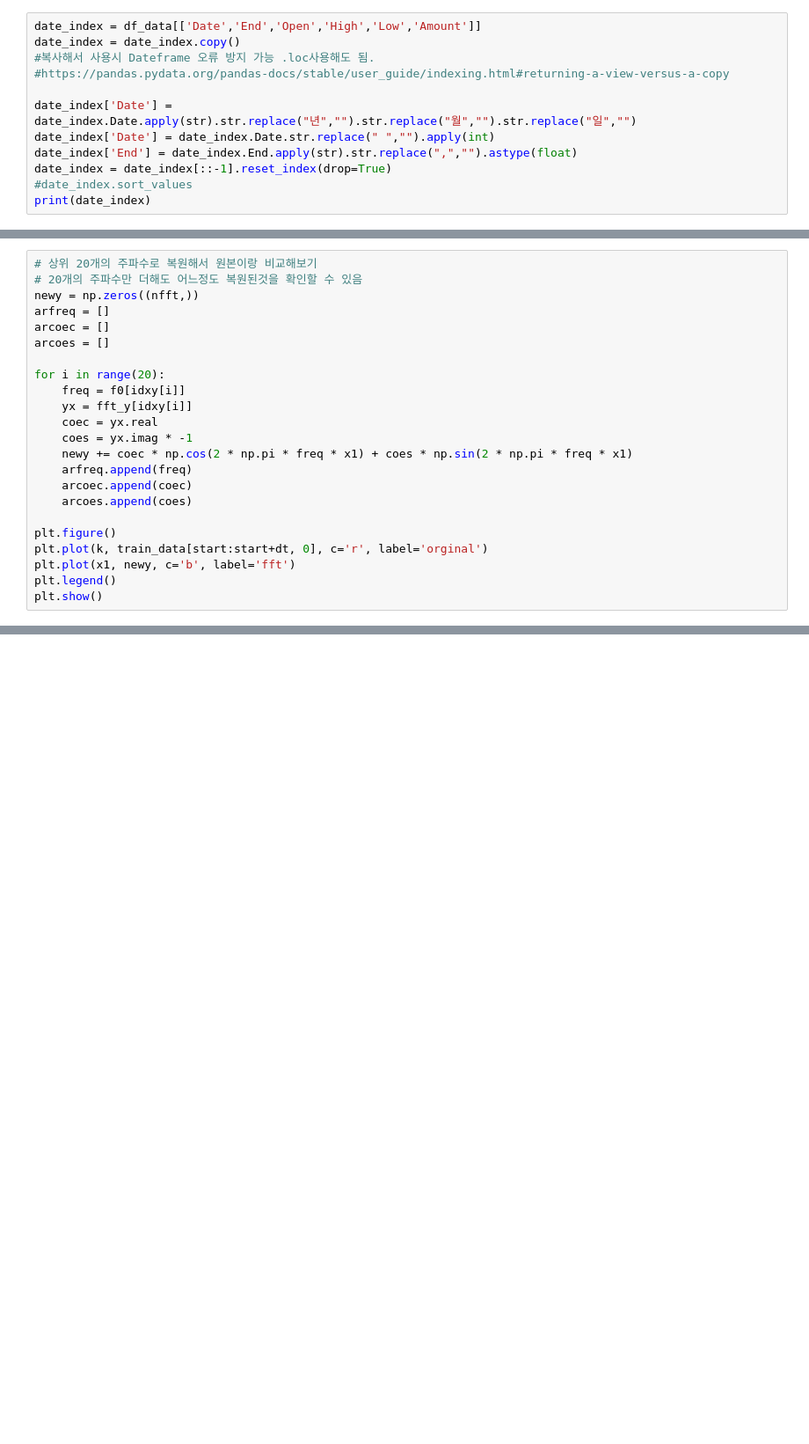
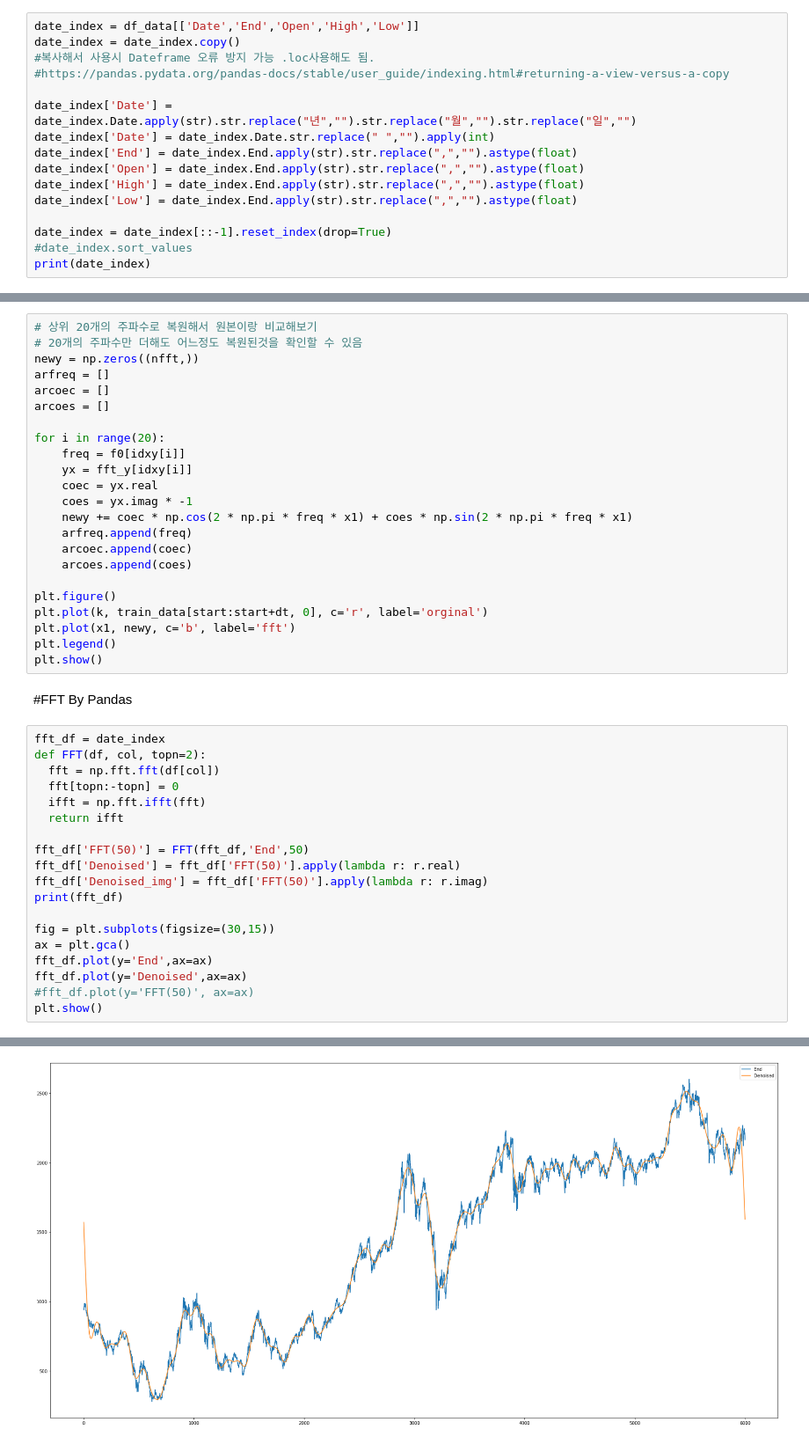
Before and after one commit to Canihelpme/DeepLearning_finance, a Jupyter notebook: Data_process_normalization.ipynb, the cells around one changed output, grey strips where cells are left out. Shown at 88% size. Saved outputs shown, nothing was run; the diff lists cells and outputs as text; blank space fills up the shorter version.

```diff
--- a/Data_process_normalization.ipynb
+++ b/Data_process_normalization.ipynb
@@ -76,5 +81,5 @@ GPU 사용 가능 여부: True
 # %%
-date_index = df_data[['Date','End','Open','High','Low','Amount']]
+date_index = df_data[['Date','End','Open','High','Low']]
 date_index = date_index.copy()
 #복사해서 사용시 Dateframe 오류 방지 가능 .loc사용해도 됨.
 #https://pandas.pydata.org/pandas-docs/stable/user_guide/indexing.html#returning-a-view-versus-a-copy
@@ -82,6 +87,10 @@ date_index = date_index.copy()
 date_index['Date'] = date_index.Date.apply(str).str.replace("년","").str.replace("월","").str.replace("일","")
 date_index['Date'] = date_index.Date.str.replace(" ","").apply(int)
 date_index['End'] = date_index.End.apply(str).str.replace(",","").astype(float)
+date_index['Open'] = date_index.End.apply(str).str.replace(",","").astype(float)
+date_index['High'] = date_index.End.apply(str).str.replace(",","").astype(float)
+date_index['Low'] = date_index.End.apply(str).str.replace(",","").astype(float)
+
 date_index = date_index[::-1].reset_index(drop=True)
 #date_index.sort_values
 print(date_index)
@@ -247,3 +258,25 @@ plt.plot(k, train_data[start:start+dt, 0], c='r', label='orginal')
 plt.plot(x1, newy, c='b', label='fft')
 plt.legend()
 plt.show()
+# %% [markdown]
+#FFT By Pandas
+# %%
+fft_df = date_index
+def FFT(df, col, topn=2):
+  fft = np.fft.fft(df[col])
+  fft[topn:-topn] = 0
+  ifft = np.fft.ifft(fft)
+  return ifft
+
+fft_df['FFT(50)'] = FFT(fft_df,'End',50)
+fft_df['Denoised'] = fft_df['FFT(50)'].apply(lambda r: r.real)
+fft_df['Denoised_img'] = fft_df['FFT(50)'].apply(lambda r: r.imag)
+print(fft_df)
+
+fig = plt.subplots(figsize=(30,15))
+ax = plt.gca()
+fft_df.plot(y='End',ax=ax)
+fft_df.plot(y='Denoised',ax=ax)
+#fft_df.plot(y='FFT(50)', ax=ax)
+plt.show()
+# %% [output]
@@ -250 +300,2 @@ plt.show()
+[figure, added]
 # %% [markdown]
```
Also changed, not shown: parts of 14 cells of this notebook.
